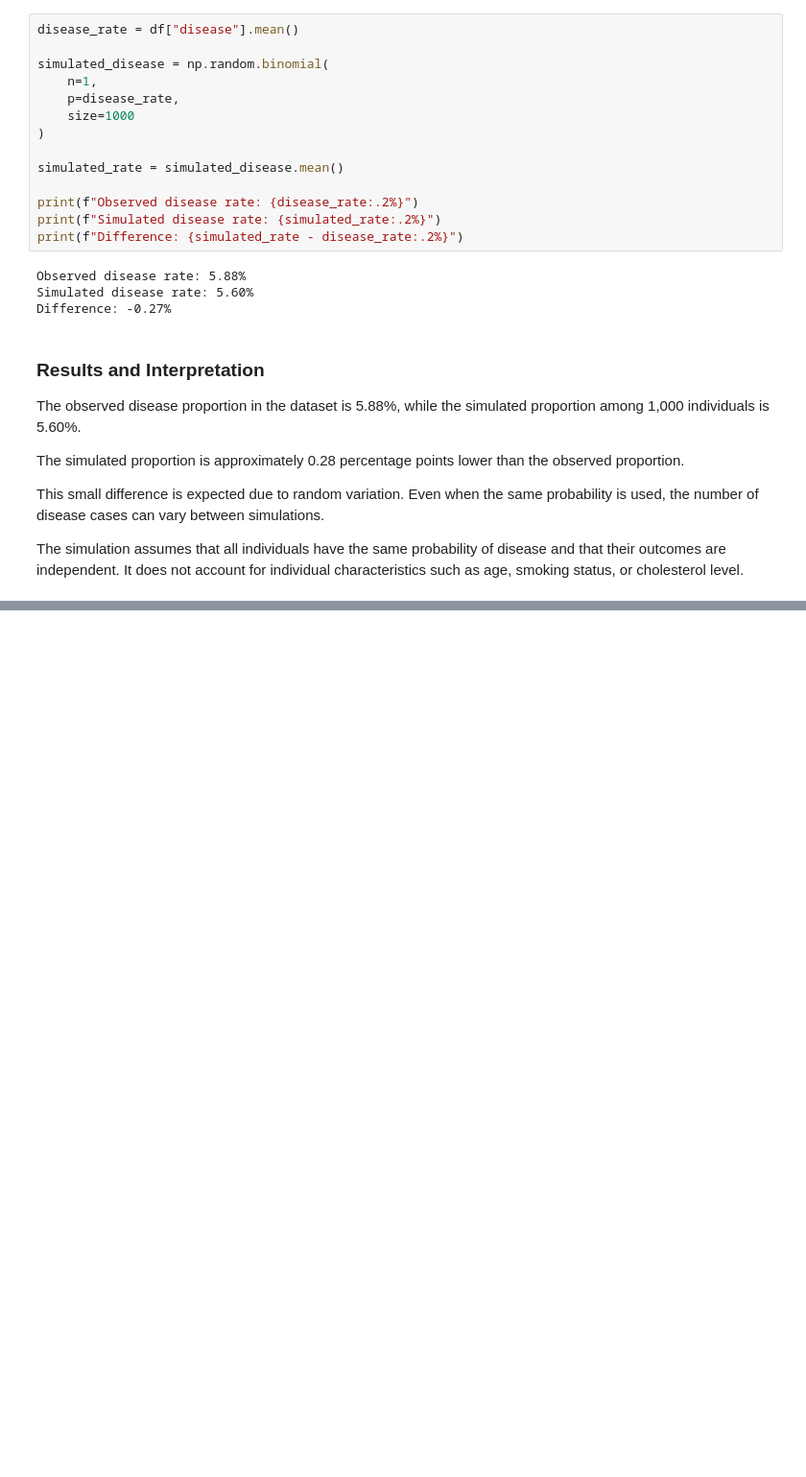
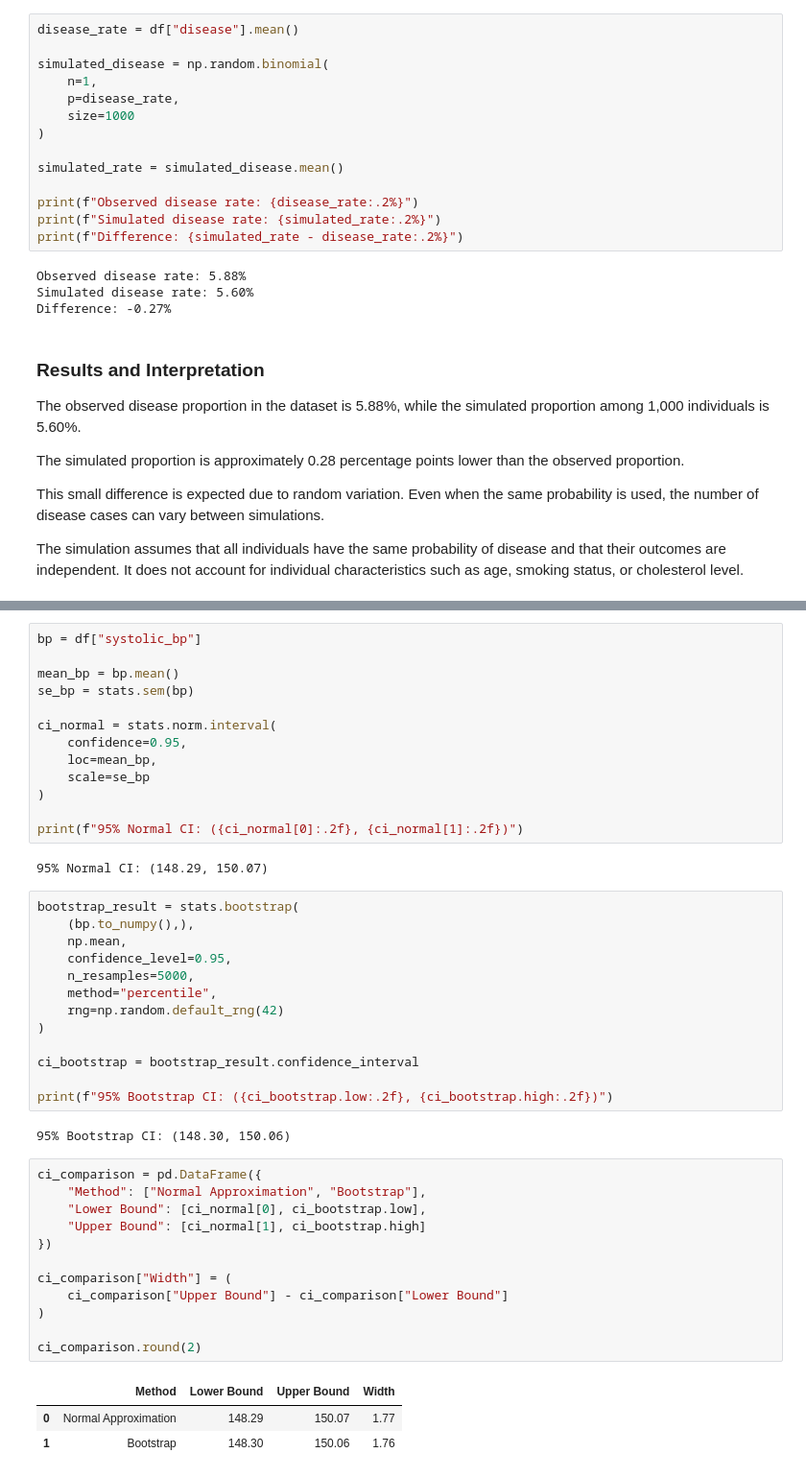
Before and after one commit to rayya89/health-study, a Jupyter notebook: notebooks/health_study_analysis.ipynb, the cells around one changed output, grey strips where cells are left out. Shown at 96% size. Cells and saved outputs as stored; diff of their text form; blank space fills up the shorter version.

Commit message:
Compare normal and bootstrap confidence intervals

```diff
--- a/notebooks/health_study_analysis.ipynb
+++ b/notebooks/health_study_analysis.ipynb
@@ -337,0 +353,46 @@ The simulation assumes that all individuals have the same probability of disease
+# %%
+bp = df["systolic_bp"]
+
+mean_bp = bp.mean()
+se_bp = stats.sem(bp)
+
+ci_normal = stats.norm.interval(
+    confidence=0.95,
+    loc=mean_bp,
+    scale=se_bp
+)
+
+print(f"95% Normal CI: ({ci_normal[0]:.2f}, {ci_normal[1]:.2f})")
+# %% [output]
+95% Normal CI: (148.29, 150.07)
+# %%
+bootstrap_result = stats.bootstrap(
+    (bp.to_numpy(),),
+    np.mean,
+    confidence_level=0.95,
+    n_resamples=5000,
+    method="percentile",
+    rng=np.random.default_rng(42)
+)
+
+ci_bootstrap = bootstrap_result.confidence_interval
+
+print(f"95% Bootstrap CI: ({ci_bootstrap.low:.2f}, {ci_bootstrap.high:.2f})")
+# %% [output]
+95% Bootstrap CI: (148.30, 150.06)
+# %%
+ci_comparison = pd.DataFrame({
+    "Method": ["Normal Approximation", "Bootstrap"],
+    "Lower Bound": [ci_normal[0], ci_bootstrap.low],
+    "Upper Bound": [ci_normal[1], ci_bootstrap.high]
+})
+
+ci_comparison["Width"] = (
+    ci_comparison["Upper Bound"] - ci_comparison["Lower Bound"]
+)
+
+ci_comparison.round(2)
+# %% [output]
+|  | Method | Lower Bound | Upper Bound | Width |
+| 0 | Normal Approximation | 148.29 | 150.07 | 1.77 |
+| 1 | Bootstrap | 148.30 | 150.06 | 1.76 |
```
Also changed, not shown: parts of 2 cells of this notebook.
